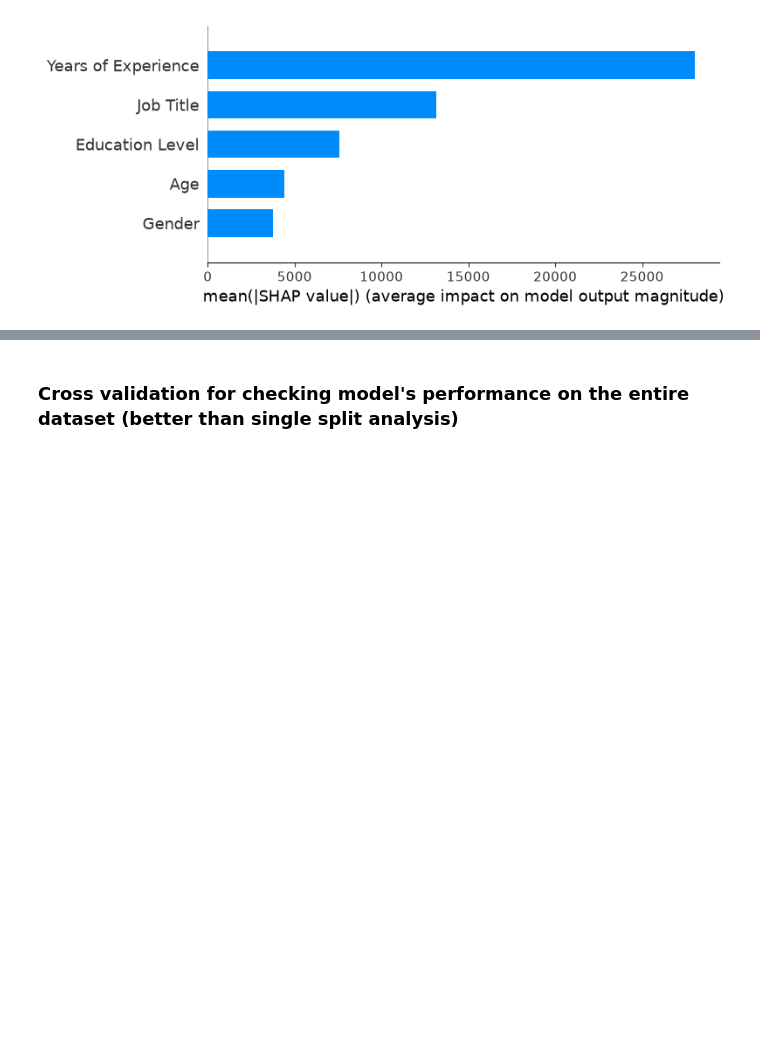
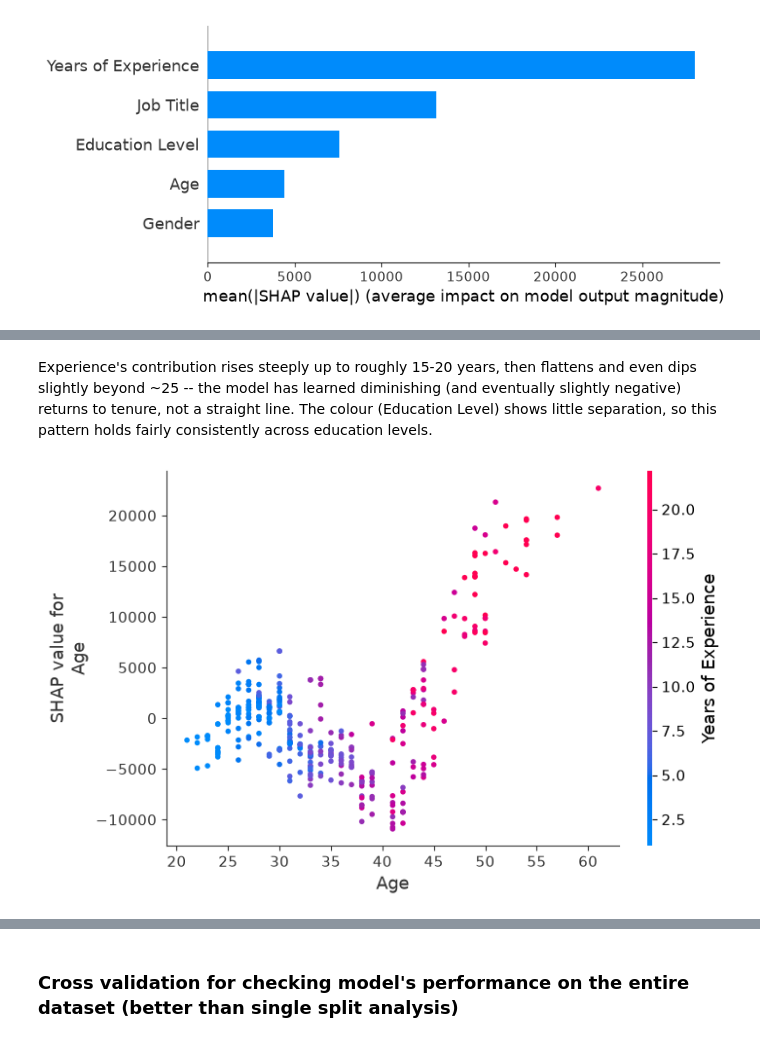
Before and after one commit to IbrahimSharkerMaruf/forge, a Jupyter notebook: salary.ipynb, the cells around one changed output, grey strips where cells are left out. Saved outputs shown, nothing was run; the diff lists cells and outputs as text; code cells hidden in the pictures; blank space fills up the shorter version.

```diff
--- a/salary.ipynb
+++ b/salary.ipynb
@@ -247,0 +256,6 @@ shap.summary_plot(shap_values, x_test, plot_type="bar")
+# %% [markdown]
+Experience's contribution rises steeply up to roughly 15-20 years, then flattens and even dips slightly beyond ~25 -- the model has learned diminishing (and eventually slightly negative) returns to tenure, not a straight line. The colour (Education Level) shows little separation, so this pattern holds fairly consistently across education levels.
+# %%
+shap.dependence_plot("Age", shap_values, x_test)
+# %% [output]
+[figure, added]
```
Also changed, not shown: parts of 9 cells of this notebook, 4 other files.
